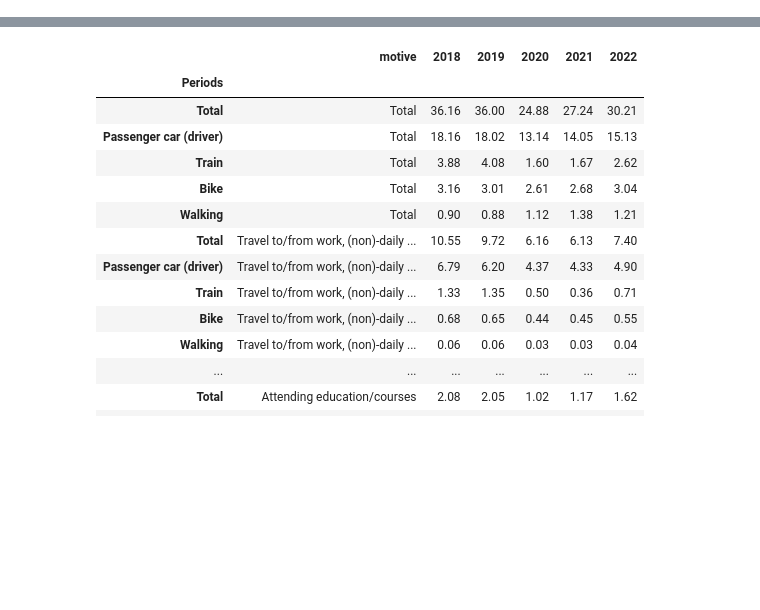
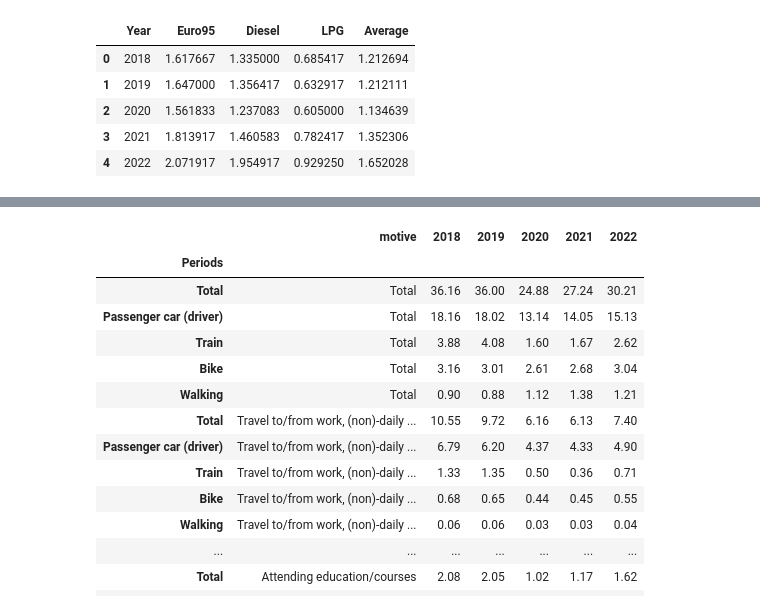
Before and after one commit to asquu/TIL6022-Project-Group-35, a Jupyter notebook: Project_Python.ipynb, the cells around one changed output, grey strips where cells are left out. Saved outputs shown, nothing was run; the diff lists cells and outputs as text; code cells hidden in the pictures; blank space fills up the shorter version.

```diff
--- a/Project_Python.ipynb
+++ b/Project_Python.ipynb
@@ -71,0 +49,15 @@ fig.show()
+# %%
+data_yearly = data.resample('Y').mean()
+data_yearly['Average'] = data_yearly.mean(axis=1)
+data.index.names = ['Year']
+data_yearly['Year'] = data_yearly.index.strftime('%Y')
+data_yearly = data_yearly.set_index('Year')
+data_yearly.reset_index(level=0, inplace=True)
+data_yearly
+# %% [output]
+|  | Year | Euro95 | Diesel | LPG | Average |
+| 0 | 2018 | 1.617667 | 1.335000 | 0.685417 | 1.212694 |
+| 1 | 2019 | 1.647000 | 1.356417 | 0.632917 | 1.212111 |
+| 2 | 2020 | 1.561833 | 1.237083 | 0.605000 | 1.134639 |
+| 3 | 2021 | 1.813917 | 1.460583 | 0.782417 | 1.352306 |
+| 4 | 2022 | 2.071917 | 1.954917 | 0.929250 | 1.652028 |
```
Also changed, not shown: parts of 6 cells of this notebook.
